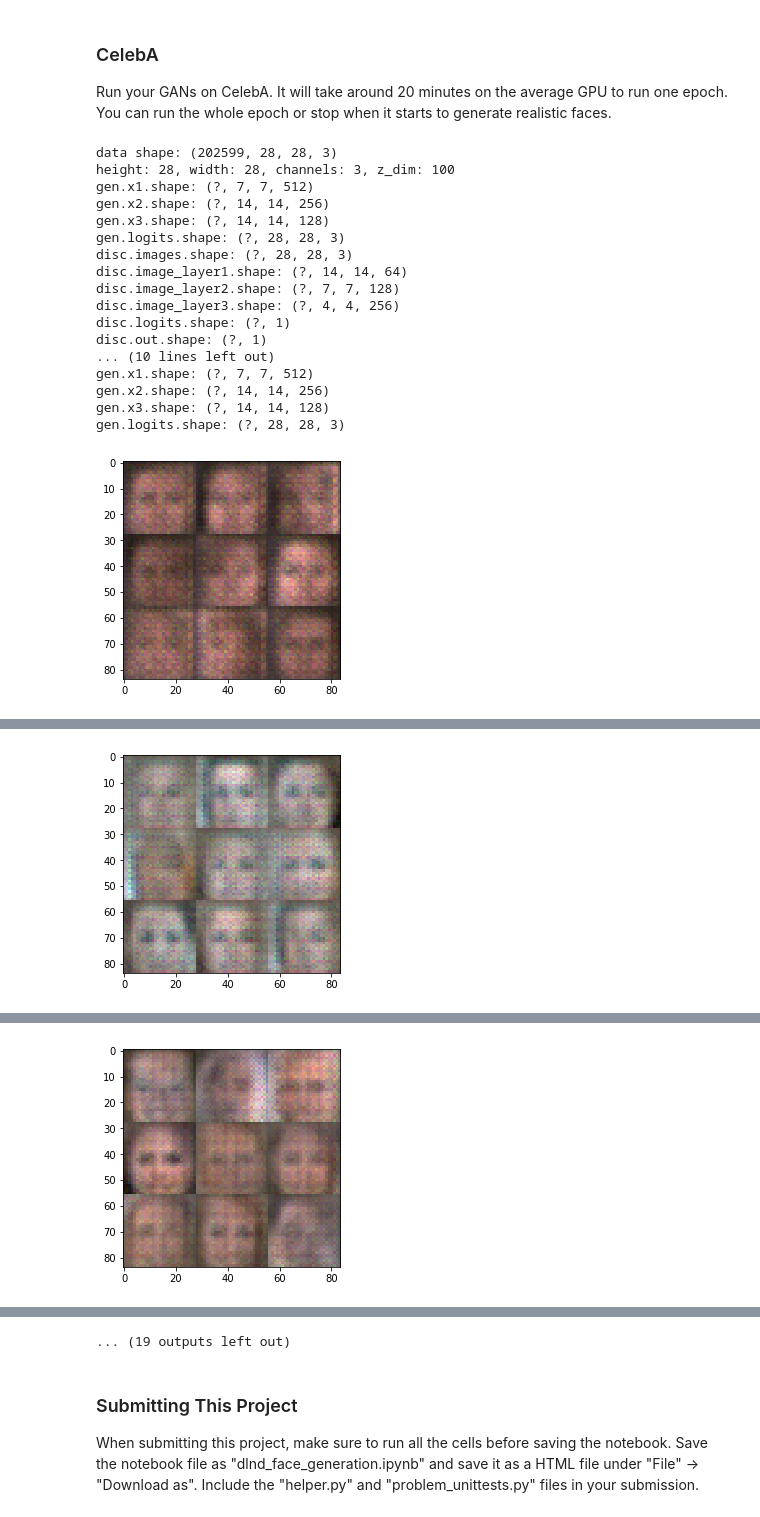
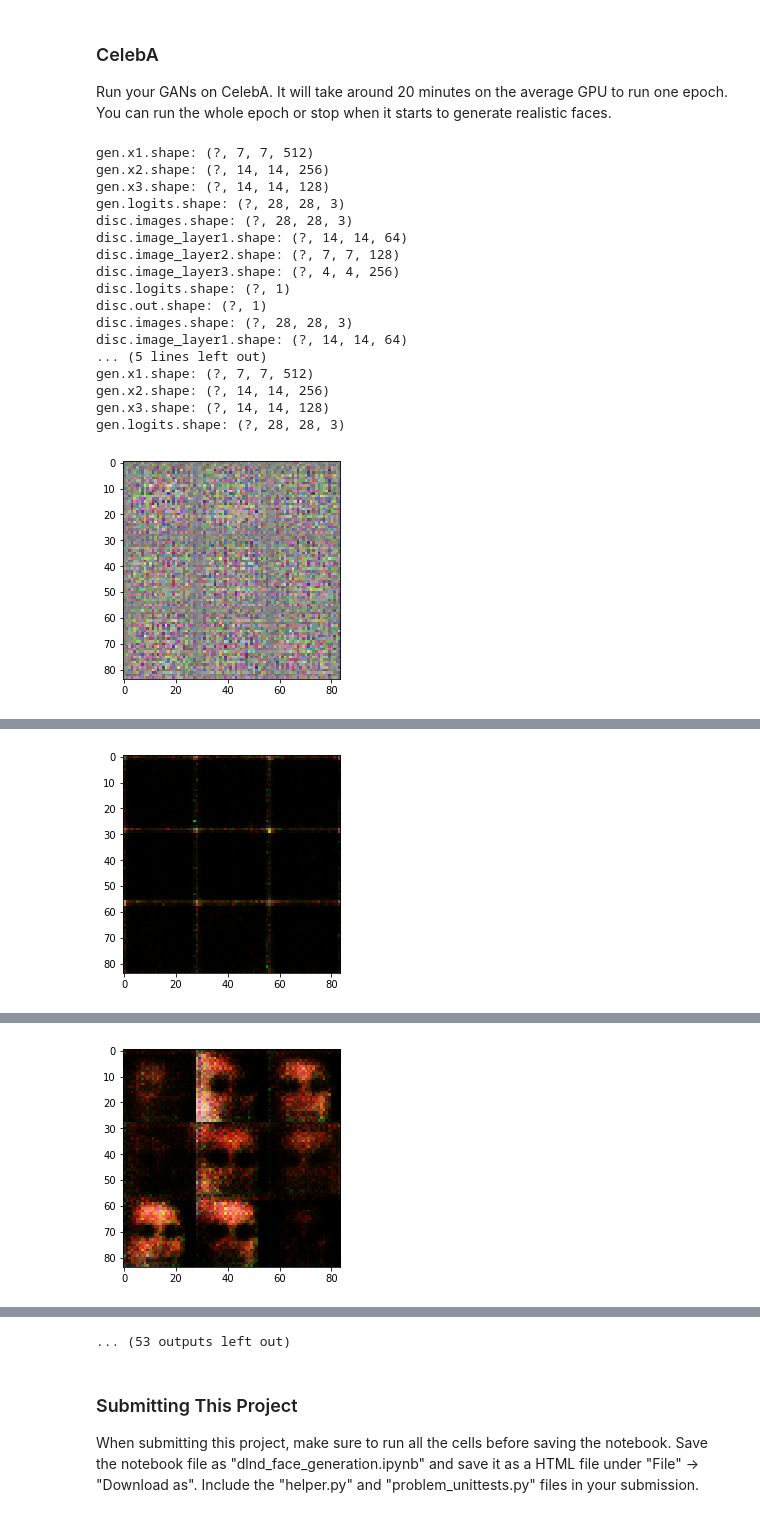
Before and after one commit to mikelseverson/Udacity-Deep_Learning-Nanodegree, a Jupyter notebook: face_generation/dlnd_face_generation.ipynb, the cells around one changed output, grey strips where cells are left out. Saved outputs shown, nothing was run; the diff lists cells and outputs as text; code cells hidden in the pictures.

Commit message:
model improvements

```diff
--- a/face_generation/dlnd_face_generation.ipynb
+++ b/face_generation/dlnd_face_generation.ipynb
@@ -254,17 +260,29 @@ def model_loss(input_real, input_z, out_channel_dim):
     :return: A tuple of (discriminator loss, generator loss)
     """
     # TODO: Implement Function
+    smooth = .1
 
     g_model = generator(z=input_z, out_channel_dim=out_channel_dim)
     d_model_real, d_logits_real = discriminator(images=input_real, reuse=False)
     d_model_fake, d_logits_fake = discriminator(images=g_model, reuse=True)
-
     d_loss_real = tf.reduce_mean(
-        tf.nn.sigmoid_cross_entropy_with_logits(logits=d_logits_real, labels=tf.ones_like(d_model_real)))
+        tf.nn.sigmoid_cross_entropy_with_logits(
+            logits = d_logits_real,
+            labels = tf.ones_like(d_model_real) * (1 - smooth)
+        )
+    )
     d_loss_fake = tf.reduce_mean(
-        tf.nn.sigmoid_cross_entropy_with_logits(logits=d_logits_fake, labels=tf.zeros_like(d_model_fake)))
+        tf.nn.sigmoid_cross_entropy_with_logits(
+            logits = d_logits_fake,
+            labels = tf.zeros_like(d_model_fake)
+        )
+    )
     g_loss = tf.reduce_mean(
-        tf.nn.sigmoid_cross_entropy_with_logits(logits=d_logits_fake, labels=tf.ones_like(d_model_fake)))
+        tf.nn.sigmoid_cross_entropy_with_logits(
+            logits = d_logits_fake,
+            labels = tf.ones_like(d_model_fake)
+        )
+    )
 
     d_loss = d_loss_real + d_loss_fake
 
@@ -297,8 +331,11 @@ def model_opt(d_loss, g_loss, learning_rate, beta1):
     g_vars = [var for var in t_vars if var.name.startswith('generator')]
 
     # Optimize
-    d_train_opt = tf.train.AdamOptimizer(learning_rate, beta1=beta1).minimize(d_loss, var_list=d_vars)
-    g_train_opt = tf.train.AdamOptimizer(learning_rate, beta1=beta1).minimize(g_loss, var_list=g_vars)
+    update_ops = tf.get_collection(tf.GraphKeys.UPDATE_OPS)
+
+    with tf.control_dependencies(update_ops):
+        d_train_opt = tf.train.AdamOptimizer(learning_rate, beta1=beta1).minimize(d_loss, var_list=d_vars)
+        g_train_opt = tf.train.AdamOptimizer(learning_rate, beta1=beta1).minimize(g_loss, var_list=g_vars)
 
     return d_train_opt, g_train_opt
 
@@ -497,10 +495,10 @@ ValueError: Parent directory of ./checkpoints/generator.ckpt doesn't exist, can'
 ### CelebA
 Run your GANs on CelebA.  It will take around 20 minutes on the average GPU to run one epoch.  You can run the whole epoch or stop when it starts to generate realistic faces.
 # %%
-batch_size = 128
-z_dim = 100
-learning_rate = 0.0002
-beta1 = 0.6
+batch_size = 64
+z_dim = 128
+learning_rate = 0.0004
+beta1 = 0.4
 
 
 """
@@ -513,8 +511,6 @@ with tf.Graph().as_default():
     train(epochs, batch_size, z_dim, learning_rate, beta1, celeba_dataset.get_batches,
           celeba_dataset.shape, celeba_dataset.image_mode)
 # %% [output]
-data shape: (202599, 28, 28, 3)
-height: 28, width: 28, channels: 3, z_dim: 100
 gen.x1.shape: (?, 7, 7, 512)
 gen.x2.shape: (?, 14, 14, 256)
 gen.x3.shape: (?, 14, 14, 128)
@@ -525,9 +521,11 @@ disc.image_layer2.shape: (?, 7, 7, 128)
 disc.image_layer3.shape: (?, 4, 4, 256)
 disc.logits.shape: (?, 1)
 disc.out.shape: (?, 1)
-... (10 lines left out)
+disc.images.shape: (?, 28, 28, 3)
+disc.image_layer1.shape: (?, 14, 14, 64)
+... (5 lines left out)
 gen.x1.shape: (?, 7, 7, 512)
 gen.x2.shape: (?, 14, 14, 256)
 gen.x3.shape: (?, 14, 14, 128)
 gen.logits.shape: (?, 28, 28, 3)
-[figure, old version]
+[figure, new version]
@@ -538,5 +542,5 @@ Epoch 1/1... Discriminator Loss: 1.2777... Generator Loss: 0.7395
 gen.x1.shape: (?, 7, 7, 512)
 gen.x2.shape: (?, 14, 14, 256)
 gen.x3.shape: (?, 14, 14, 128)
 gen.logits.shape: (?, 28, 28, 3)
-[figure, old version]
+[figure, new version]
@@ -548,4 +558,4 @@ gen.x1.shape: (?, 7, 7, 512)
 gen.x2.shape: (?, 14, 14, 256)
 gen.x3.shape: (?, 14, 14, 128)
 gen.logits.shape: (?, 28, 28, 3)
-[figure, old version]
+[figure, new version]
@@ -579,4 +607,4 @@ gen.logits.shape: (?, 28, 28, 3)
-... (19 outputs left out)
+... (53 outputs left out)
 # %% [markdown]
 ### Submitting This Project
 When submitting this project, make sure to run all the cells before saving the notebook. Save the notebook file as "dlnd_face_generation.ipynb" and save it as a HTML file under "File" -> "Download as". Include the "helper.py" and "problem_unittests.py" files in your submission.
```
Also changed, not shown: parts of 6 cells of this notebook, 1 other file.
